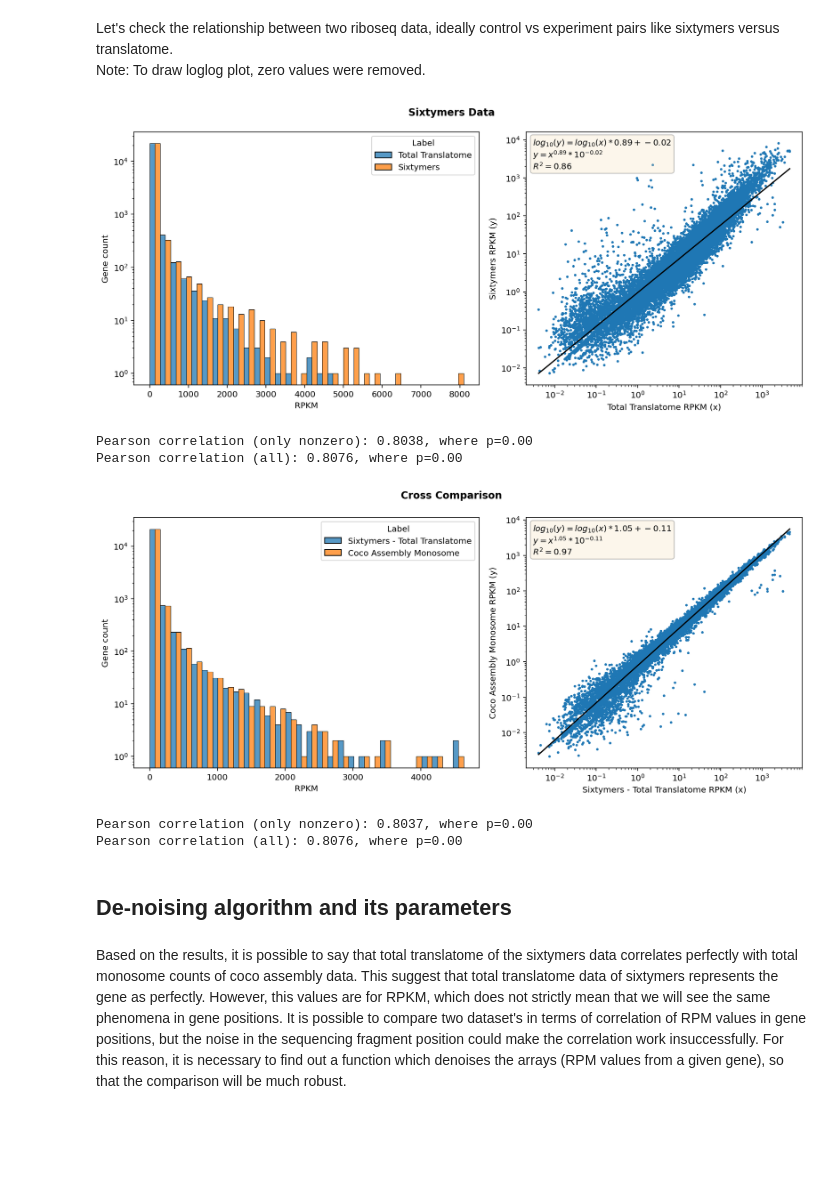
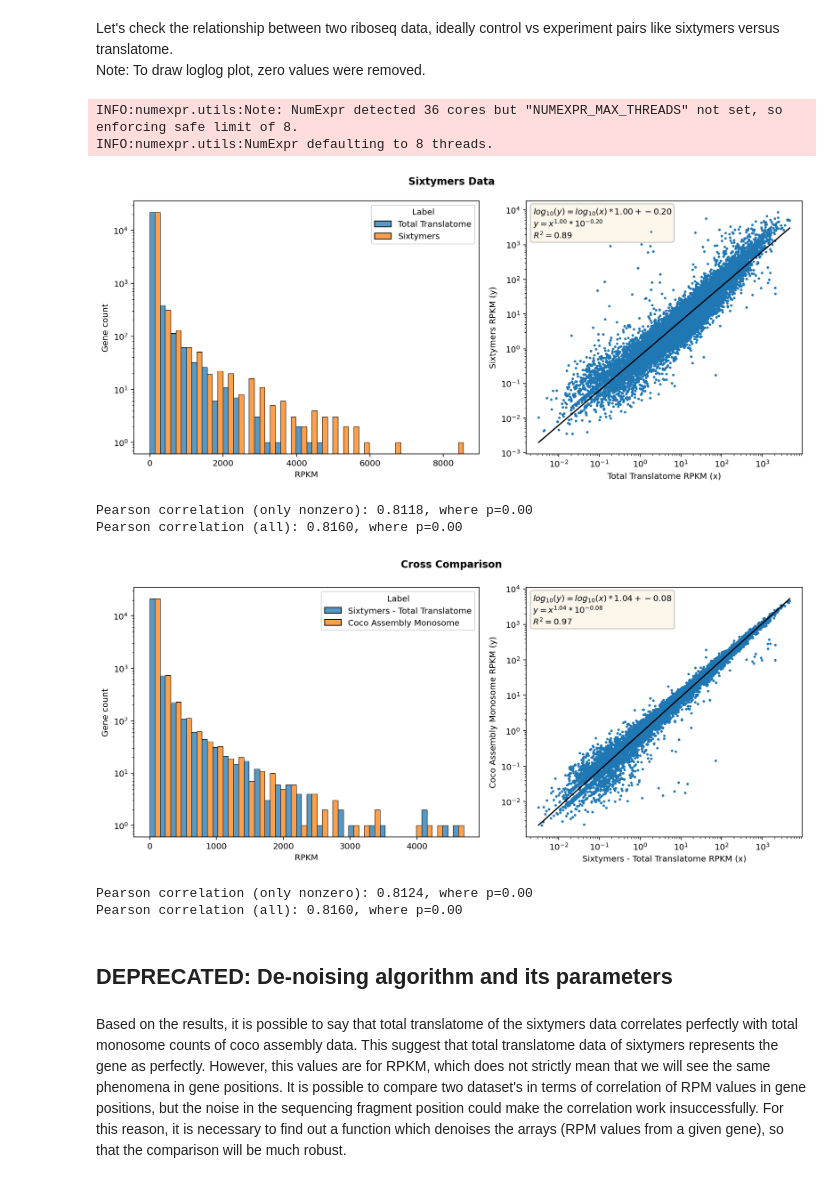
Before and after one commit to inecik/RiboSeqAnalysis, a Jupyter notebook: jupyter_server/ribosome_stalling_peak_detection_tool_development.ipynb, the cells around one changed output. Saved outputs shown, nothing was run; the diff lists cells and outputs as text; code cells hidden in the pictures; blank space fills up the shorter version.

Commit message:
Fixed normalization for Sixtymers

```diff
--- a/jupyter_server/ribosome_stalling_peak_detection_tool_development.ipynb
+++ b/jupyter_server/ribosome_stalling_peak_detection_tool_development.ipynb
@@ -6,22 +6,20 @@ First, create the infrastructre for the analysis.
 %matplotlib inline
 %config InlineBackend.figure_format = 'retina'
 # %%
-%%capture
+temp_repo_dir = "/home/raf_pc/Kemal/Temp/human"
+data_repo_dir = "/home/raf_pc/Kemal/Data/sam_bukau"
+script_path_infrastructure = "/home/raf_pc/Kemal/RiboSeqAnalysis/infrastructure"
 import sys
 sys.path.insert(0, '/home/raf_pc/Kemal/RiboSeqAnalysis')
 from infrastructure.main import *
 
-temp_repo_dir = "/home/raf_pc/Kemal/Temp/human"
-data_repo_dir = "/home/raf_pc/Kemal/Data/sam_bukau"
-script_path_infrastructure = "/home/raf_pc/Kemal/RiboSeqAnalysis/infrastructure/"
-
 spt = [os.path.join(data_repo_dir, i) for i in ["Sixtymers_TT1.sam", "Sixtymers_TT2.sam"]]
 sps = [os.path.join(data_repo_dir, i) for i in ["Sixtymers_Rep1.sam", "Sixtymers_Rep2.sam", "Sixtymers_NoPK.sam"]]
 
-erb_serb = [f"/home/raf_pc/Kemal/Data/sam_bukau/SeRP/EBP1/Rep{i+1}/IP/IP{i+1}.sam" for i in range(2)]
-erb_total = [f"/home/raf_pc/Kemal/Data/sam_bukau/SeRP/EBP1/Rep{i+1}/Total/Total{i+1}.sam" for i in range(2)]
-nac_serb = [f"/home/raf_pc/Kemal/Data/sam_bukau/SeRP/NAC/Rep{i+1}/IP/IP{i+1}.sam" for i in range(2)]
-nac_total = [f"/home/raf_pc/Kemal/Data/sam_bukau/SeRP/NAC/Rep{i+1}/Total/Total{i+1}.sam" for i in range(2)]
+erb_serb = [os.path.join(data_repo_dir, f"SeRP/EBP1/Rep{i+1}/IP/IP{i+1}.sam") for i in range(2)]
+erb_total = [os.path.join(data_repo_dir, f"SeRP/EBP1/Rep{i+1}/Total/Total{i+1}.sam") for i in range(2)]
+nac_serb = [os.path.join(data_repo_dir, f"SeRP/NAC/Rep{i+1}/IP/IP{i+1}.sam") for i in range(2)]
+nac_total = [os.path.join(data_repo_dir, f"SeRP/NAC/Rep{i+1}/Total/Total{i+1}.sam") for i in range(2)]
 
 coco_d = [os.path.join(data_repo_dir, i) for i in ["Coco_Dis1.sam", "Coco_Dis2.sam"]]
 coco_m = [os.path.join(data_repo_dir, i) for i in ["Coco_Mono1.sam", "Coco_Mono2.sam"]]
@@ -34,16 +32,14 @@ I = Infrastructre(temp_repo_dir,
                   organism="homo_sapiens",
                   #include_gene3d=True,
                   verbose=True)
-
+I.riboseq_sixtymers = RiboSeqSixtymers(I.temp_repo_dir, spt, sps, "sixtymers",
+                                        riboseq_assign_to="best_transcript", riboseq_assign_at="auto",
+                                        protein_genome_instance=I.protein_genome,
+                                        gene_info_dictionary=I.gene_info,
+                                        exclude_genes=I.exclude_genes, verbose=I.verbose)
 # Should be first to calculate, since multiprocessing is quite memory inefficient.
 I.riboseq_coco = RiboSeqCoco(I.temp_repo_dir, coco_m, coco_d, "cocoassembly",
-                             selection="best_transcript", assignment=-15,
+                             riboseq_assign_to="best_transcript", riboseq_assign_at=-15,
                              protein_genome_instance=I.protein_genome,
                              gene_info_dictionary=I.gene_info,
                              exclude_genes=I.exclude_genes, verbose=I.verbose)
-
-I.riboseq_sixtymers = RiboSeqSixtymers(I.temp_repo_dir, spt, sps, "sixtymers",
-                                       selection="best_transcript", assignment=-15,
-                                       protein_genome_instance=I.protein_genome,
-                                       gene_info_dictionary=I.gene_info,
-                                       exclude_genes=I.exclude_genes, verbose=I.verbose)
@@ -106,23 +112,25 @@ def compare_two_riboseq(arr1, arr2, narr1, narr2, general=None): # translatome,
     print("Pearson correlation (all): %.4f, where p=%.2f" % (corr_all[0], corr_all[1]))
 # %%
 # Get the total translatome and experiment RPKM values for sixytmer data.
-tt_rpkms = np.array([I.riboseq_sixtymers.translatome.calculate_rpkm_genes(g) for g in I.gene_list])
+tt_rpkms = np.array([I.riboseq_sixtymers.background.calculate_rpkm_genes(g) for g in I.gene_list])
 ex_rpkms = np.array([I.riboseq_sixtymers.experiment.calculate_rpkm_genes(g) for g in I.gene_list])
 compare_two_riboseq(tt_rpkms, ex_rpkms, "Total Translatome", "Sixtymers", "Sixtymers Data")
 # %% [output]
+INFO:numexpr.utils:Note: NumExpr detected 36 cores but "NUMEXPR_MAX_THREADS" not set, so enforcing safe limit of 8.
+INFO:numexpr.utils:NumExpr defaulting to 8 threads.
-[figure, old version]
+[figure, new version]
-Pearson correlation (only nonzero): 0.8038, where p=0.00
-Pearson correlation (all): 0.8076, where p=0.00
+Pearson correlation (only nonzero): 0.8118, where p=0.00
+Pearson correlation (all): 0.8160, where p=0.00
 # %%
-tt_si_rpkms = np.array([I.riboseq_sixtymers.translatome.calculate_rpkm_genes(g) for g in I.gene_list])
-tt_co_rpkms = np.array([I.riboseq_coco.translatome.calculate_rpkm_genes(g) for g in I.gene_list])
+tt_si_rpkms = np.array([I.riboseq_sixtymers.background.calculate_rpkm_genes(g) for g in I.gene_list])
+tt_co_rpkms = np.array([I.riboseq_coco.background.calculate_rpkm_genes(g) for g in I.gene_list])
 compare_two_riboseq(tt_si_rpkms, tt_co_rpkms, "Sixtymers - Total Translatome", "Coco Assembly Monosome", "Cross Comparison")
 # %% [output]
-[figure, old version]
+[figure, new version]
-Pearson correlation (only nonzero): 0.8037, where p=0.00
-Pearson correlation (all): 0.8076, where p=0.00
+Pearson correlation (only nonzero): 0.8124, where p=0.00
+Pearson correlation (all): 0.8160, where p=0.00
 # %% [markdown]
-## De-noising algorithm and its parameters
+## DEPRECATED: De-noising algorithm and its parameters
 # %% [markdown]
 Based on the results, it is possible to say that total translatome of the sixtymers data correlates perfectly with total monosome counts of coco assembly data. This suggest that total translatome data of sixtymers represents the gene as perfectly. However, this values are for RPKM, which does not strictly mean that we will see the same phenomena in gene positions. It is possible to compare two dataset's in terms of correlation of RPM values in gene positions, but the noise in the sequencing fragment position could make the correlation work insuccessfully. For this reason, it is necessary to find out a function which denoises the arrays (RPM values from a given gene), so that the comparison will be much robust.
 # %%
```
Also changed, not shown: parts of 38 cells of this notebook, 7 other files.
